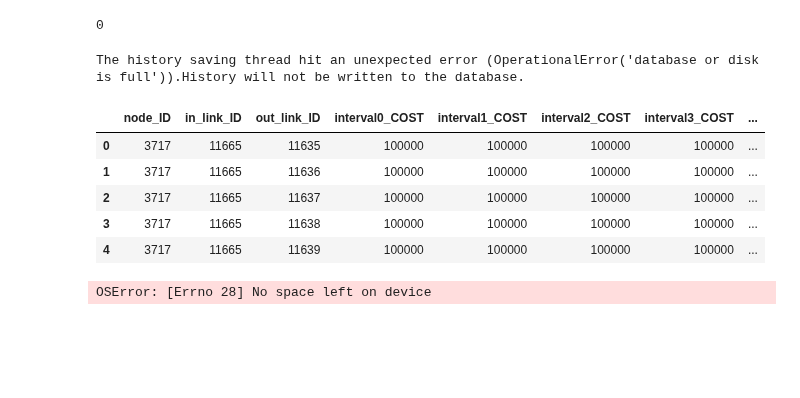
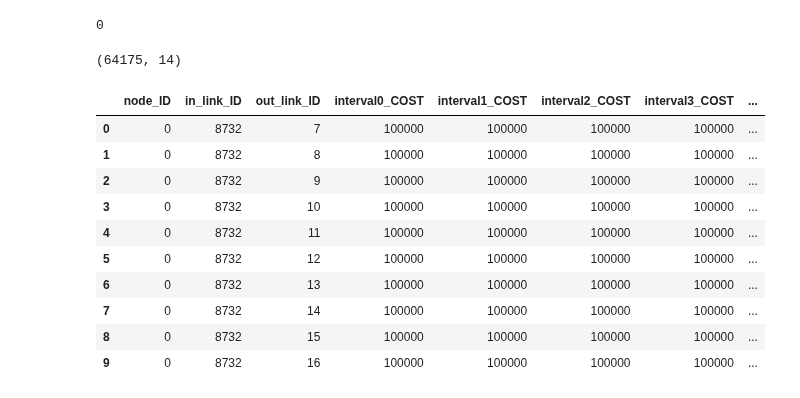
Before and after one commit to lgraff/Multimodal-Accessibility_notebooks, a Jupyter notebook: TimeDepShortestPath.ipynb, the cells around one changed output. Cells and saved outputs as stored; diff of their text form; code cells hidden in the pictures; blank space fills up the shorter version.

Commit message:
file is prepared to add od cnx on the fly and find td shortest path given org and dst. node costs are also incorporated to prevent improper paths

```diff
--- a/TimeDepShortestPath.ipynb
+++ b/TimeDepShortestPath.ipynb
@@ -445,6 +444,0 @@ G_u.nodes['bs49201']
-# %%
-# TO DO: import pgh_study_area
-pgh_study_area = pd.read_pickle(new_dir + '/PGH_neighborhoods/pgh_study_area.csv')
-pgh_study_area['geometry'][0]
-
-bbox_nhoods = pgh_study_area['geometry'].bounds.T.to_dict()[0]  # bounding box of neighborhood polygon layer
@@ -666,13 +725,54 @@ log.insert(0, 'link_ID td_cost\n')
 f = open(filename, 'w')
 f.writelines(log)
 f.close()
-# %%
-td_node_cost.head()
-# %% [output]
-The history saving thread hit an unexpected error (OperationalError('database or disk is full')).History will not be written to the database.
-|  | node_ID | in_link_ID | out_link_ID | interval0_COST | interval1_COST | interval2_COST | interval3_COST | ... |
-| 0 | 3717 | 11665 | 11635 | 100000 | 100000 | 100000 | 100000 | ... |
-| 1 | 3717 | 11665 | 11636 | 100000 | 100000 | 100000 | 100000 | ... |
-| 2 | 3717 | 11665 | 11637 | 100000 | 100000 | 100000 | 100000 | ... |
-| 3 | 3717 | 11665 | 11638 | 100000 | 100000 | 100000 | 100000 | ... |
-| 4 | 3717 | 11665 | 11639 | 100000 | 100000 | 100000 | 100000 | ... |
+# %%
+td_link_cost.shape
+# %% [output]
+(64175, 14)
+# %%
+edges = tuple(zip(df_graph_final_od['source'], df_graph_final_od['target']))
+link_ID_map = dict(zip(edges, df_graph_final_od['link_ID']))
+# %%
+# Create node cost df to prevent org-ps-ps or ps-ps-dst transfers
+node_costs = []
+for n in list(G_final.nodes):
+    edges_in = list(G_final.in_edges(n))
+    edges_out = list(G_final.out_edges(n))
+    for ei in edges_in:
+        # return the in_link ID
+        linkID_in = link_ID_map[ei]
+        for eo in edges_out:
+             # return the out_link ID
+            linkID_out = link_ID_map[eo]
+            #print(ei, eo)
+            if ((mode(ei[0]), mode(ei[1])) in pmx) & ((mode(eo[0]), mode(eo[1])) in pmx):
+                node_costs.append([inv_nid_map[n], link_ID_map[ei], link_ID_map[eo]])
+            if (ei[0].startswith('org')) & ((mode(eo[0]), mode(eo[1])) in pmx):  # prevent od_cnx - transfer
+                node_costs.append([inv_nid_map[n], link_ID_map[ei], link_ID_map[eo]])
+            if ((mode(ei[0]), mode(ei[1])) in pmx) & (eo[1].startswith('dst')):  # prevent transfer - od_cnx
+                node_costs.append([inv_nid_map[n], link_ID_map[ei], link_ID_map[eo]])
+
+
+            #if n.startswith('ps'):  # this only applies to physical stops to prevent ps-ps-ps
+#             if (ei[0].startswith('org')) & (eo[1].startswith('ps')):  # prevent org-ps-ps
+#                 node_costs.append([inv_nid_map[n], link_ID_map[ei], link_ID_map[eo]])
+#             if (ei[0].startswith('ps')) & (eo[1].startswith('dst')):  # prevent ps-ps-dst
+#                 node_costs.append([inv_nid_map[n], link_ID_map[ei], link_ID_map[eo]])
+# %%
+df_nodecost = pd.DataFrame(node_costs, columns = ['node_ID', 'in_link_ID', 'out_link_ID'])
+for i in range(num_intervals):
+    df_nodecost['interval'+str(i)+'_COST'] = 100000 # some arbitarily large number to prevent unwanted transfers
+# %%
+df_nodecost.head(10)
+# %% [output]
+|  | node_ID | in_link_ID | out_link_ID | interval0_COST | interval1_COST | interval2_COST | interval3_COST | ... |
+| 0 | 0 | 8732 | 7 | 100000 | 100000 | 100000 | 100000 | ... |
+| 1 | 0 | 8732 | 8 | 100000 | 100000 | 100000 | 100000 | ... |
+| 2 | 0 | 8732 | 9 | 100000 | 100000 | 100000 | 100000 | ... |
+| 3 | 0 | 8732 | 10 | 100000 | 100000 | 100000 | 100000 | ... |
+| 4 | 0 | 8732 | 11 | 100000 | 100000 | 100000 | 100000 | ... |
+| 5 | 0 | 8732 | 12 | 100000 | 100000 | 100000 | 100000 | ... |
+| 6 | 0 | 8732 | 13 | 100000 | 100000 | 100000 | 100000 | ... |
+| 7 | 0 | 8732 | 14 | 100000 | 100000 | 100000 | 100000 | ... |
+| 8 | 0 | 8732 | 15 | 100000 | 100000 | 100000 | 100000 | ... |
+| 9 | 0 | 8732 | 16 | 100000 | 100000 | 100000 | 100000 | ... |
@@ -679,16 +781,15 @@ The history saving thread hit an unexpected error (OperationalError('database or
 # %%
-# 3 create node cost file
+# 3) create node cost file
 td_node_cost = df_nodecost.copy()
-np.savetxt(folder + 'td_node_cost', td_node_cost, fmt='%d %d %d ' + (num_intervals-1)*'%f ' + '%f')
-f = open(folder + 'td_node_cost', 'r')
+filename = 'td_node_cost'
+np.savetxt(filename, td_node_cost, fmt='%d %d %d ' + (num_intervals-1)*'%f ' + '%f')
+f = open(filename, 'r')
 log = f.readlines()
 f.close()
 log.insert(0, 'node_ID in_link_ID out_link_ID td_cost\n')
-f = open(folder + 'td_node_cost', 'w')
+f = open(filename, 'w')
 f.writelines(log)
 f.close()
-# %% [output]
-OSError: [Errno 28] No space left on device
 # %%
 df_graph_final_od.shape[0]
 df_nodecost.shape[0]
```
Also changed, not shown: parts of 24 cells of this notebook.
